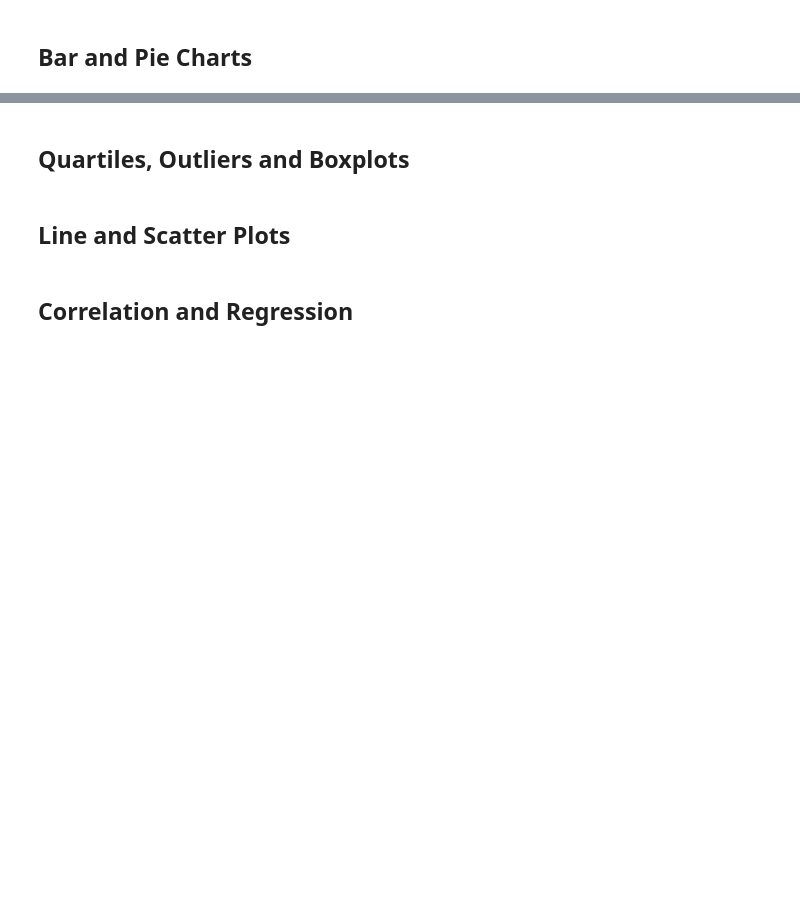
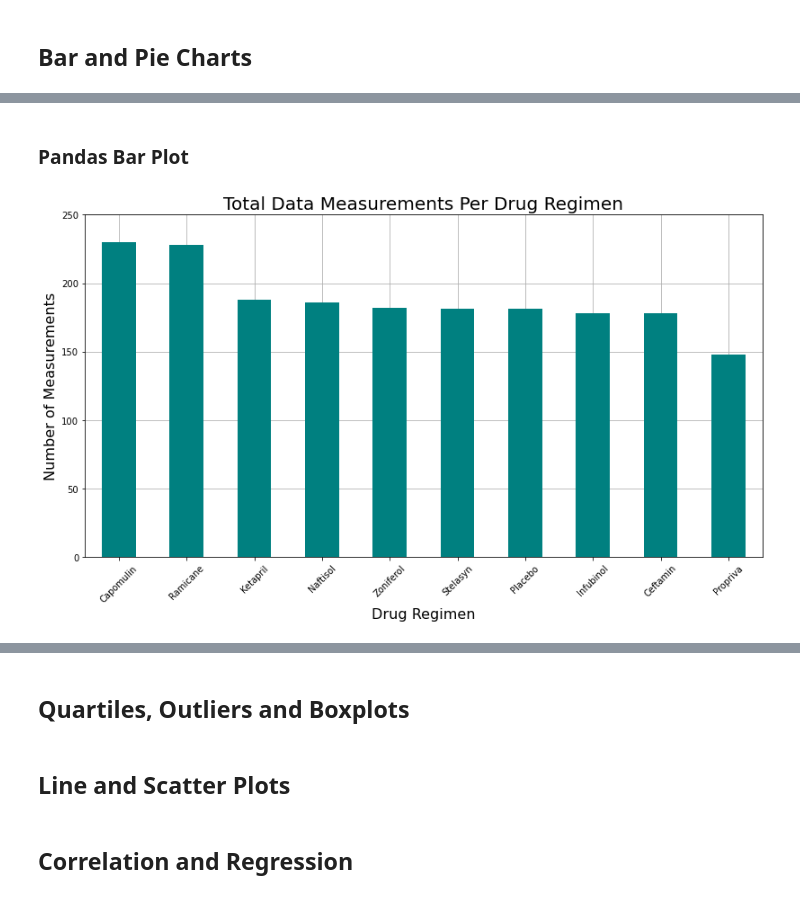
Before and after one commit to junettel/matplotlib-challenge, a Jupyter notebook: pymaceuticals_main.ipynb, the cells around one changed output, grey strips where cells are left out. Cells and saved outputs as stored; diff of their text form; code cells hidden in the pictures; blank space fills up the shorter version.

```diff
--- a/pymaceuticals_main.ipynb
+++ b/pymaceuticals_main.ipynb
@@ -15,5 +16,9 @@ mouse_metadata = pd.read_csv(mouse_metadata_path)
 study_results = pd.read_csv(study_results_path)
 # %%
 # Combine the data into a single dataset
+merged_study_df = pd.merge(mouse_metadata, study_results, on="Mouse ID")
+# print(mouse_metadata.count())
+# print(study_results.count())
 
 # Display the data table for preview
+merged_study_df.head()
@@ -26,2 +86,6 @@ study_results = pd.read_csv(study_results_path)
 # %%
 # Create a clean DataFrame by dropping the duplicate mouse by its ID.
+clean_study_df = merged_study_df[merged_study_df["Mouse ID"] != "g989"]
+clean_study_df
+
+# drug_study_data.loc[907:921]
@@ -51,0 +181,5 @@ study_results = pd.read_csv(study_results_path)
+# %%
+# Find total number of measurements taken on each Drug Regimen
+total_measures = clean_study_df[["Drug Regimen", "Timepoint"]].groupby(["Drug Regimen"])
+total_measures_sorted = total_measures["Drug Regimen"].count().sort_values(ascending=False)
+total_measures_sorted
@@ -51,0 +199,16 @@ study_results = pd.read_csv(study_results_path)
+# %% [markdown]
+### Pandas Bar Plot
+# %%
+# Generate a bar plot showing the total number of measurements taken on each drug regimen using pandas.
+total_measures_plot = total_measures_sorted.plot(kind='bar', figsize=(13.5,7), align="center", rot=45, color="teal", \
+                                                 grid=True, zorder=3)
+
+# Label and format
+total_measures_plot.set_title("Total Data Measurements Per Drug Regimen", fontsize=20)
+total_measures_plot.set_xlabel("Drug Regimen", fontsize=16)
+total_measures_plot.set_ylabel("Number of Measurements", fontsize=16)
+plt.ylim(0,(max(total_measures_sorted)+20))
+
+plt.show()
+# %% [output]
+[figure, added]
```
Also changed, not shown: parts of 26 cells of this notebook.
